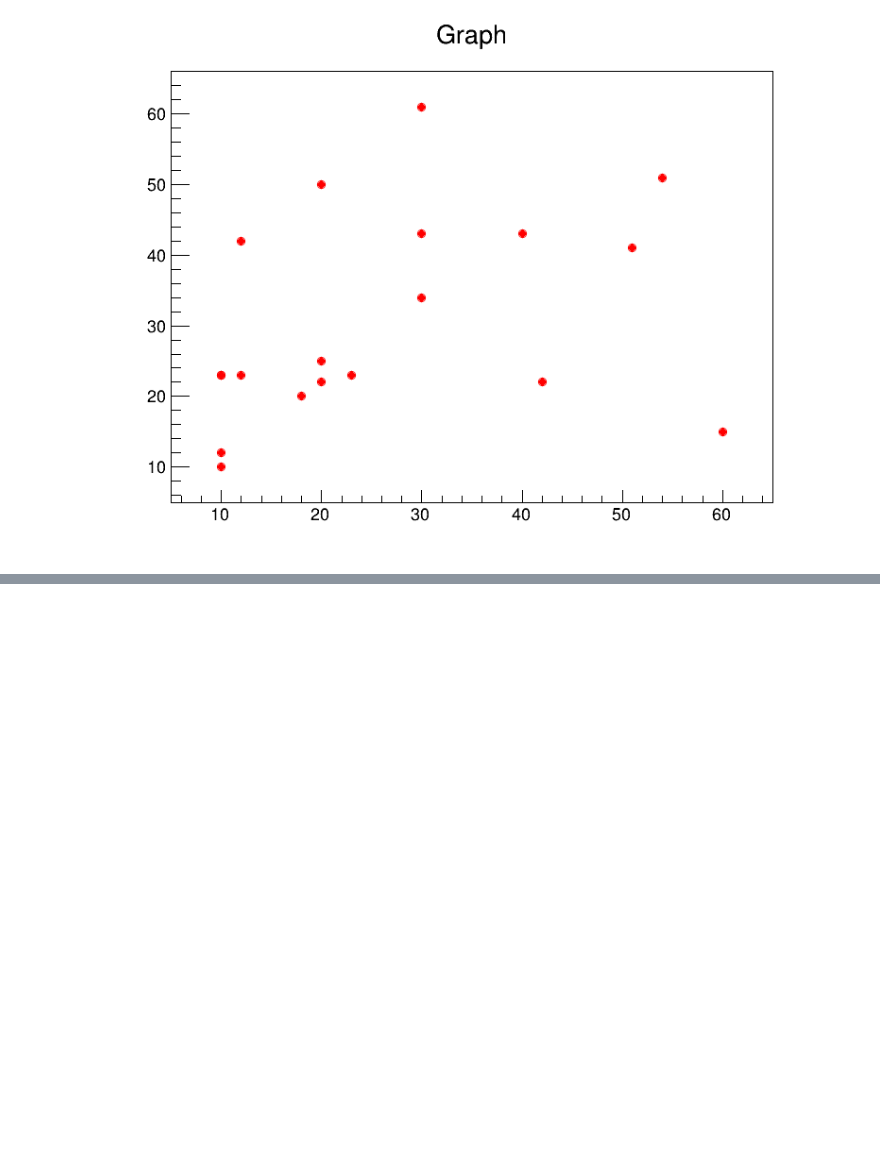
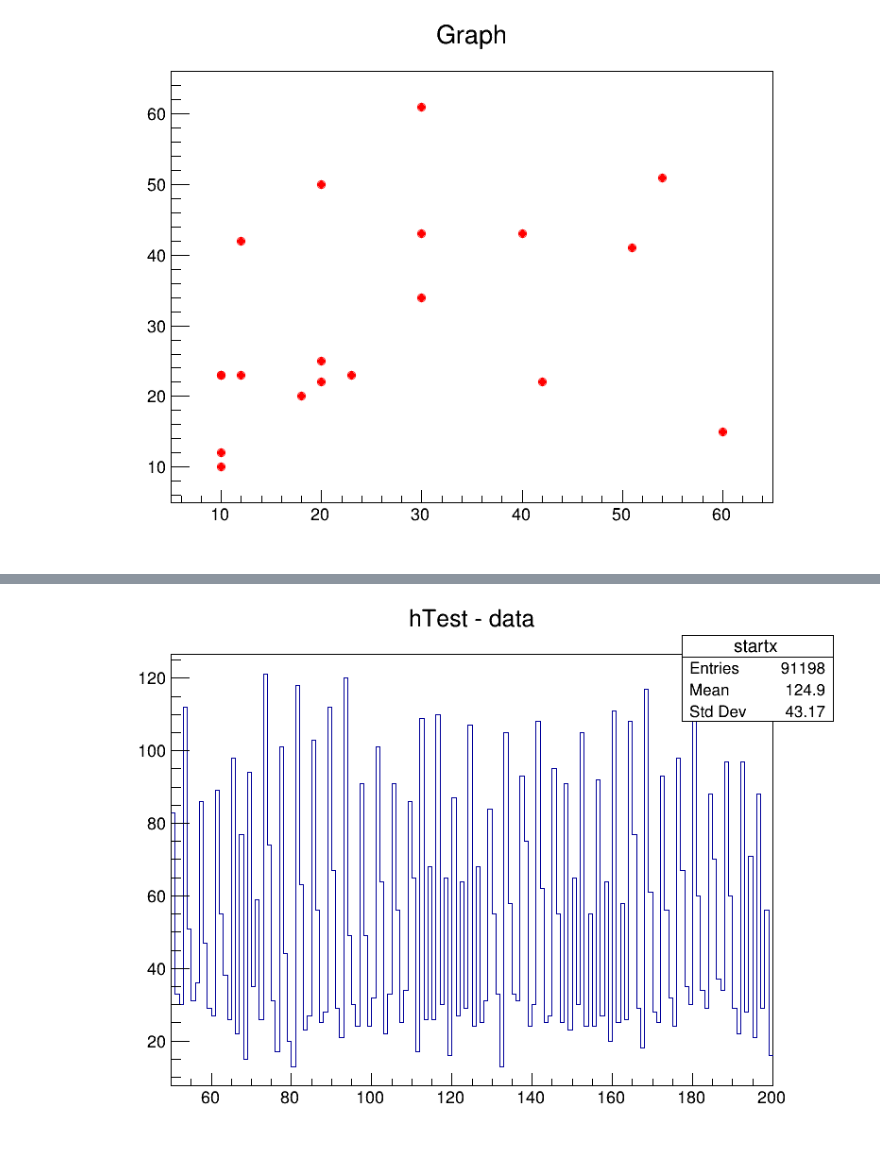
Before and after one commit to navaneethsrinath/RootPractice, a Jupyter notebook: cosmicraypractice.ipynb, the cells around one changed output, grey strips where cells are left out. Cells and saved outputs as stored; diff of their text form; code cells hidden in the pictures; blank space fills up the shorter version.

```diff
--- a/cosmicraypractice.ipynb
+++ b/cosmicraypractice.ipynb
@@ -124,0 +149,4 @@ print(2+2)
+# %%
+canv2.Draw()
+# %% [output]
+[figure, added]
```
Also changed, not shown: parts of 9 cells of this notebook.
